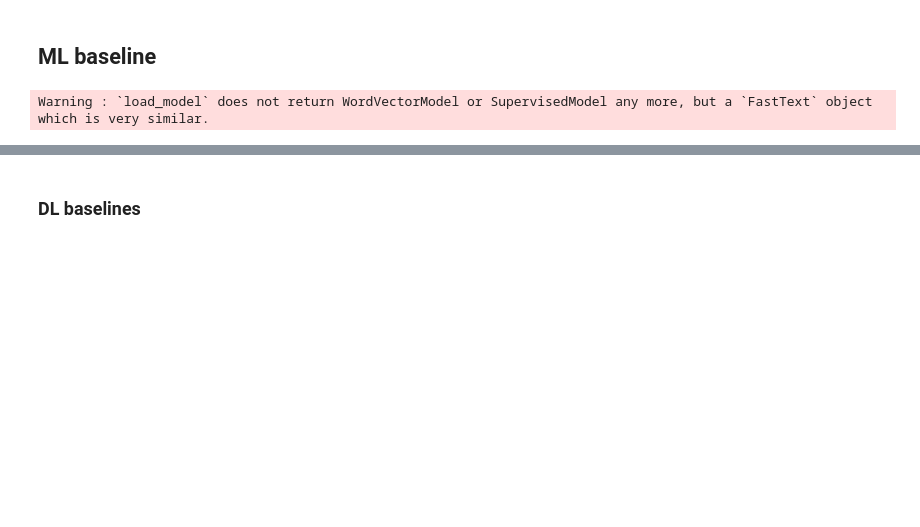
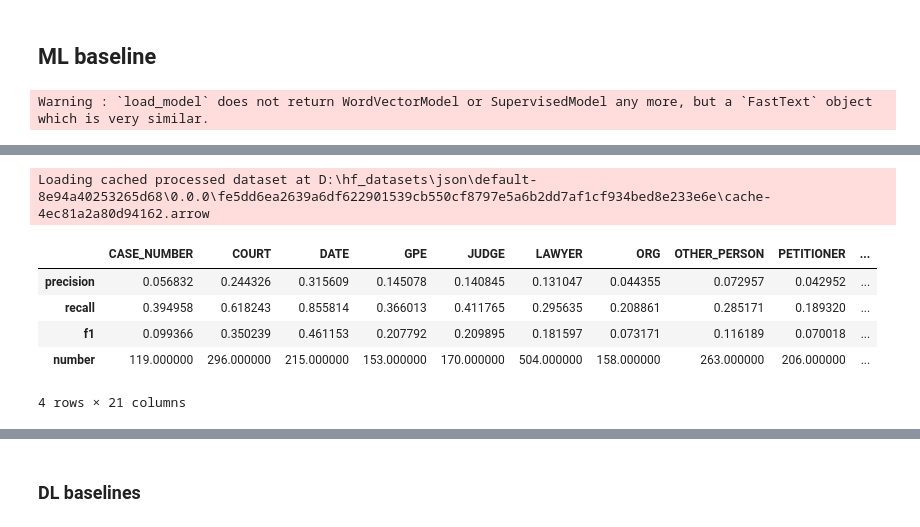
Before and after one commit to SebChw/NLP-Legal-eval, a Jupyter notebook: notebooks/baselines.ipynb, the cells around one changed output, grey strips where cells are left out. Drawn from its saved outputs; the diff is of its cells as text; code cells hidden in the pictures; blank space fills up the shorter version.

```diff
--- a/notebooks/baselines.ipynb
+++ b/notebooks/baselines.ipynb
@@ -122,0 +137,10 @@ same.   O       O
+# %%
+test_ml_baseline(embed_model, XGBClassifier(), window_size=10, kernel_type="gaussian")
+# %% [output]
+Loading cached processed dataset at D:\hf_datasets\json\default-8e94a40253265d68\0.0.0\fe5dd6ea2639a6df622901539cb550cf8797e5a6b2dd7af1cf934bed8e233e6e\cache-4ec81a2a80d94162.arrow
+|  | CASE_NUMBER | COURT | DATE | GPE | JUDGE | LAWYER | ORG | OTHER_PERSON | PETITIONER | ... |
+| precision | 0.056832 | 0.244326 | 0.315609 | 0.145078 | 0.140845 | 0.131047 | 0.044355 | 0.072957 | 0.042952 | ... |
+| recall | 0.394958 | 0.618243 | 0.855814 | 0.366013 | 0.411765 | 0.295635 | 0.208861 | 0.285171 | 0.189320 | ... |
+| f1 | 0.099366 | 0.350239 | 0.461153 | 0.207792 | 0.209895 | 0.181597 | 0.073171 | 0.116189 | 0.070018 | ... |
+| number | 119.000000 | 296.000000 | 215.000000 | 153.000000 | 170.000000 | 504.000000 | 158.000000 | 263.000000 | 206.000000 | ... |
+4 rows × 21 columns
```
Also changed, not shown: parts of 32 cells of this notebook, 8 other files.
